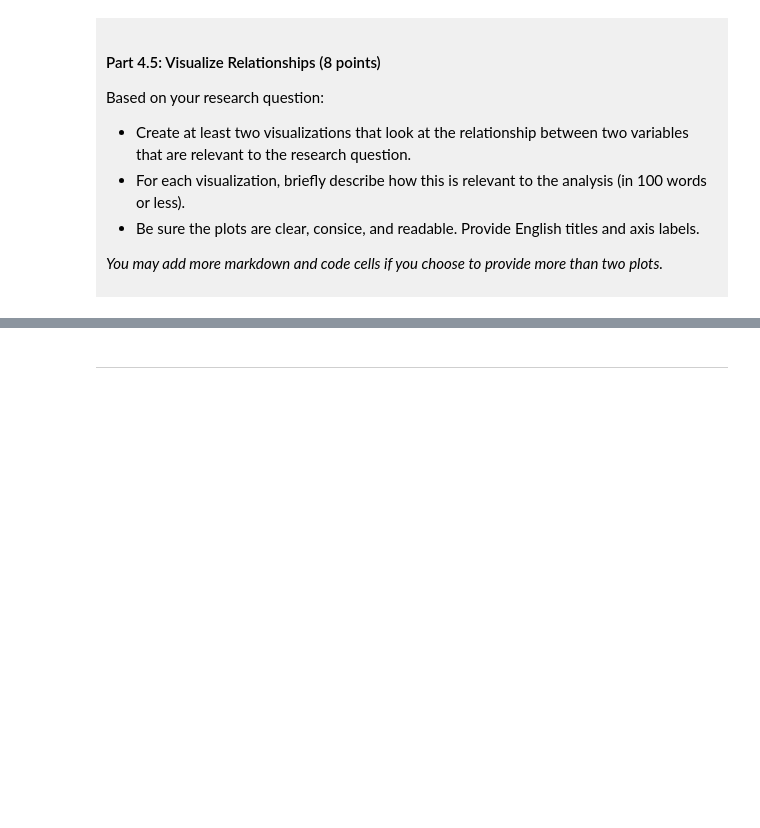
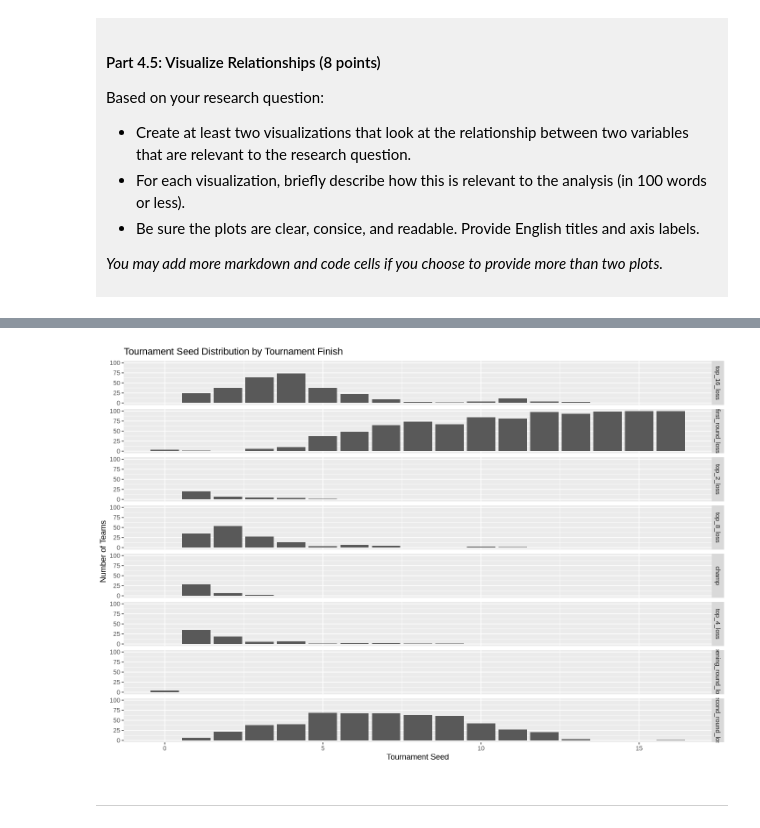
Before and after one commit to pliang22/dsci-100-project-phoebe-liang, a Jupyter notebook: dsci-100-project-notebook.ipynb, the cells around one changed output, grey strips where cells are left out. Cells and saved outputs as stored; diff of their text form; code cells hidden in the pictures; blank space fills up the shorter version.

```diff
--- a/dsci-100-project-notebook.ipynb
+++ b/dsci-100-project-notebook.ipynb
@@ -325,5 +382,13 @@ Visualization 2: %%% EDIT THIS MARKDOWN CELL%%%
 # %%
-### EDIT THIS CODE CELL FOR VISUALIZATION 2###
+tidy_data |>
+  ggplot(aes(x = seed)) +
+  geom_bar() +
+  facet_grid(tourney_finish ~ .) +
+  labs(title = "Tournament Seed Distribution by Tournament Finish",
+    x = "Tournament Seed",y = "Number of Teams") +
+  theme(text = element_text(size = 11))
+# %% [output]
+[figure, added]
 # %% [markdown]
 ------
 # %% [markdown]
```
Also changed, not shown: parts of 10 cells of this notebook.
